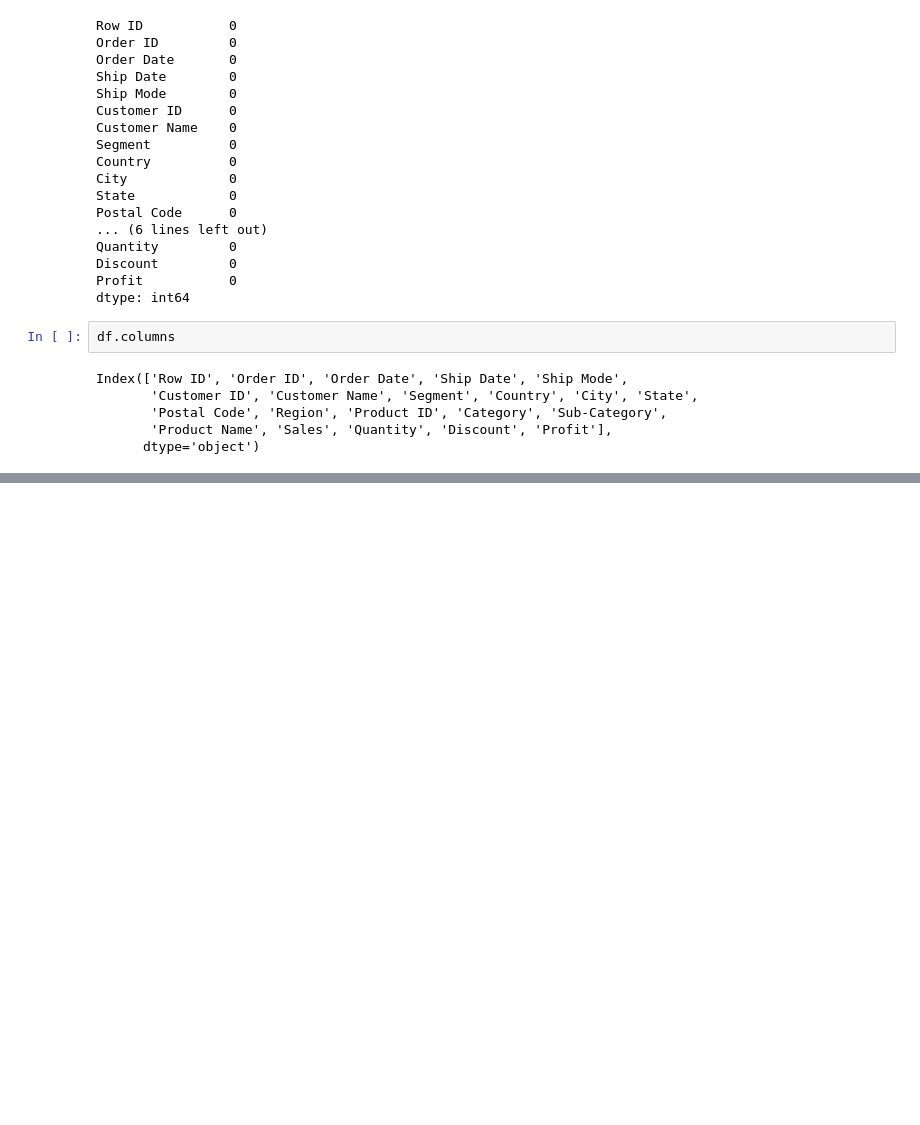
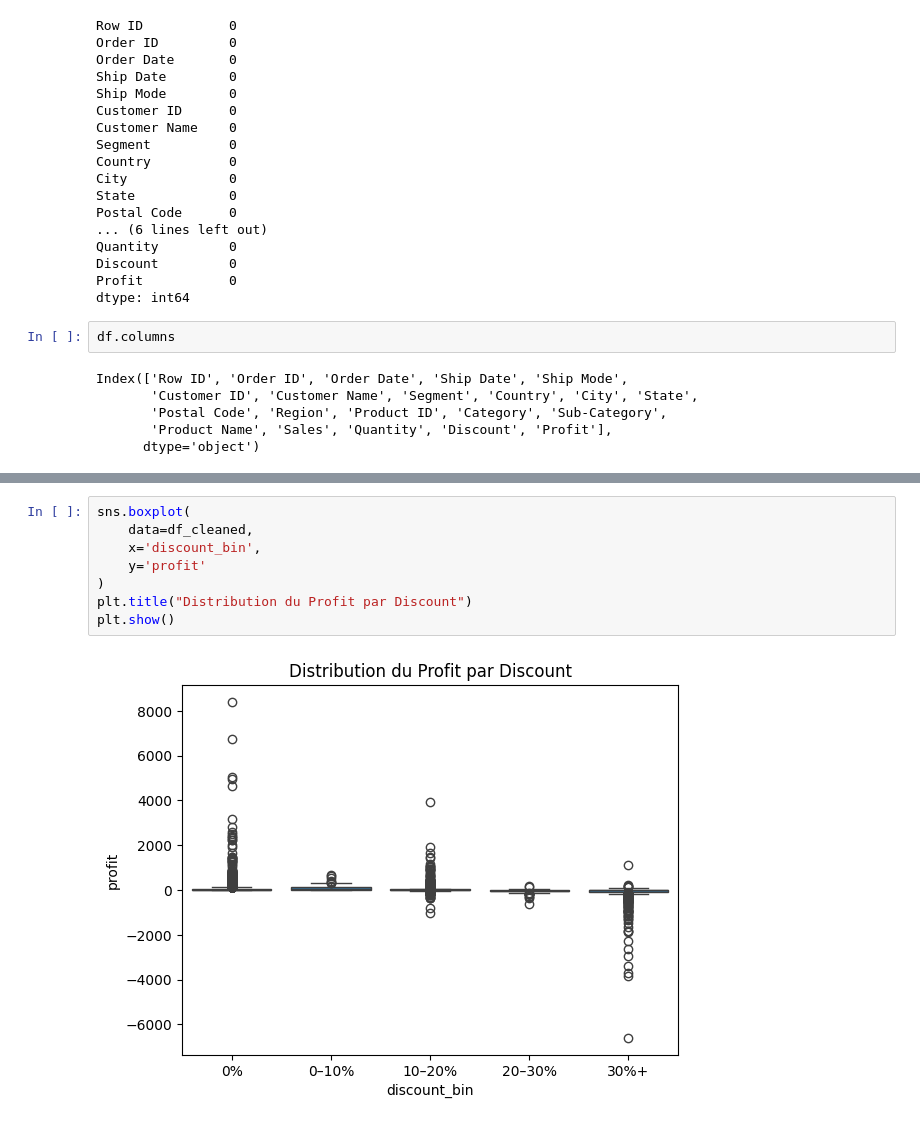
Before and after one commit to msshaqura/project_superstore, a Jupyter notebook: sample_superstore.ipynb, the cells around one changed output, grey strips where cells are left out. Saved outputs shown, nothing was run; the diff lists cells and outputs as text; blank space fills up the shorter version.

```diff
--- a/sample_superstore.ipynb
+++ b/sample_superstore.ipynb
@@ -83,0 +324,10 @@ df.describe()
+# %%
+sns.boxplot(
+    data=df_cleaned,
+    x='discount_bin',
+    y='profit'
+)
+plt.title("Distribution du Profit par Discount")
+plt.show()
+# %% [output]
+[figure, added]
```
Also changed, not shown: parts of 73 cells of this notebook.
